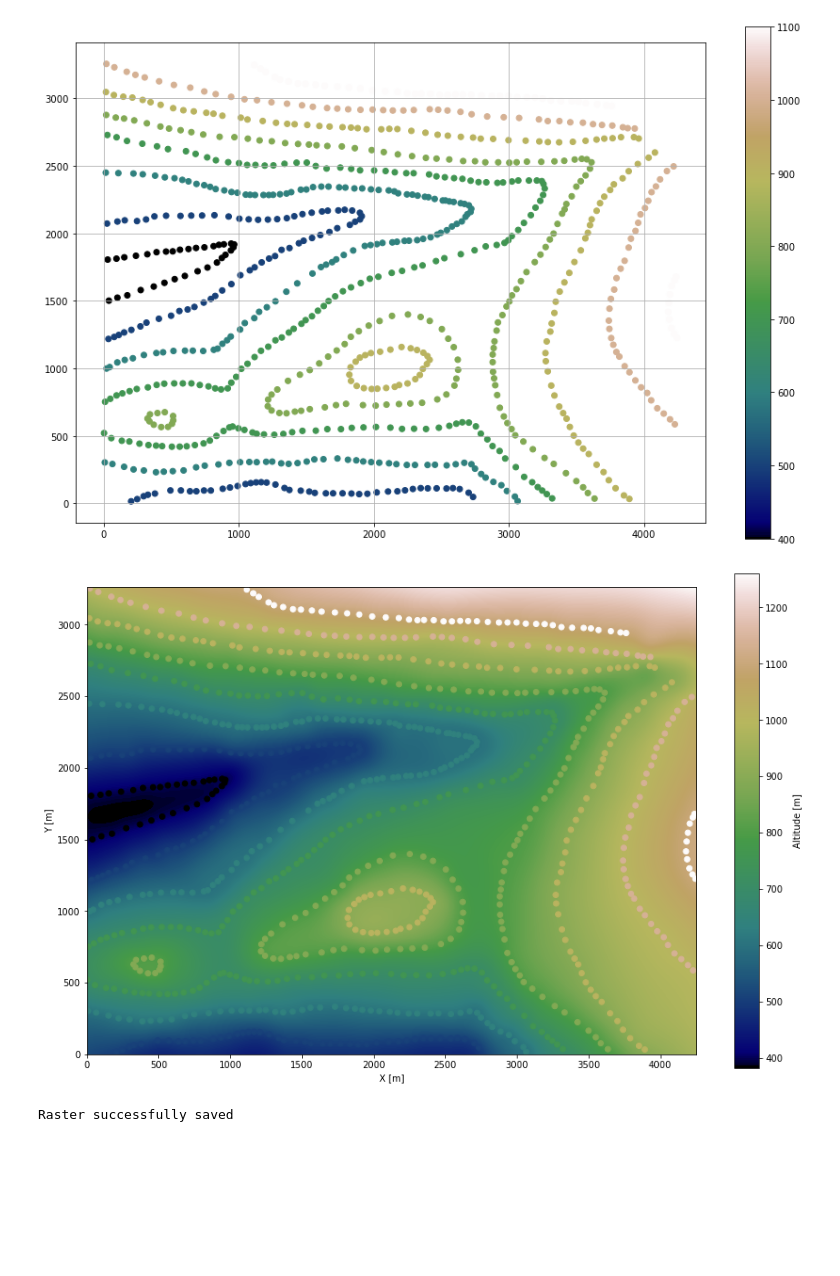
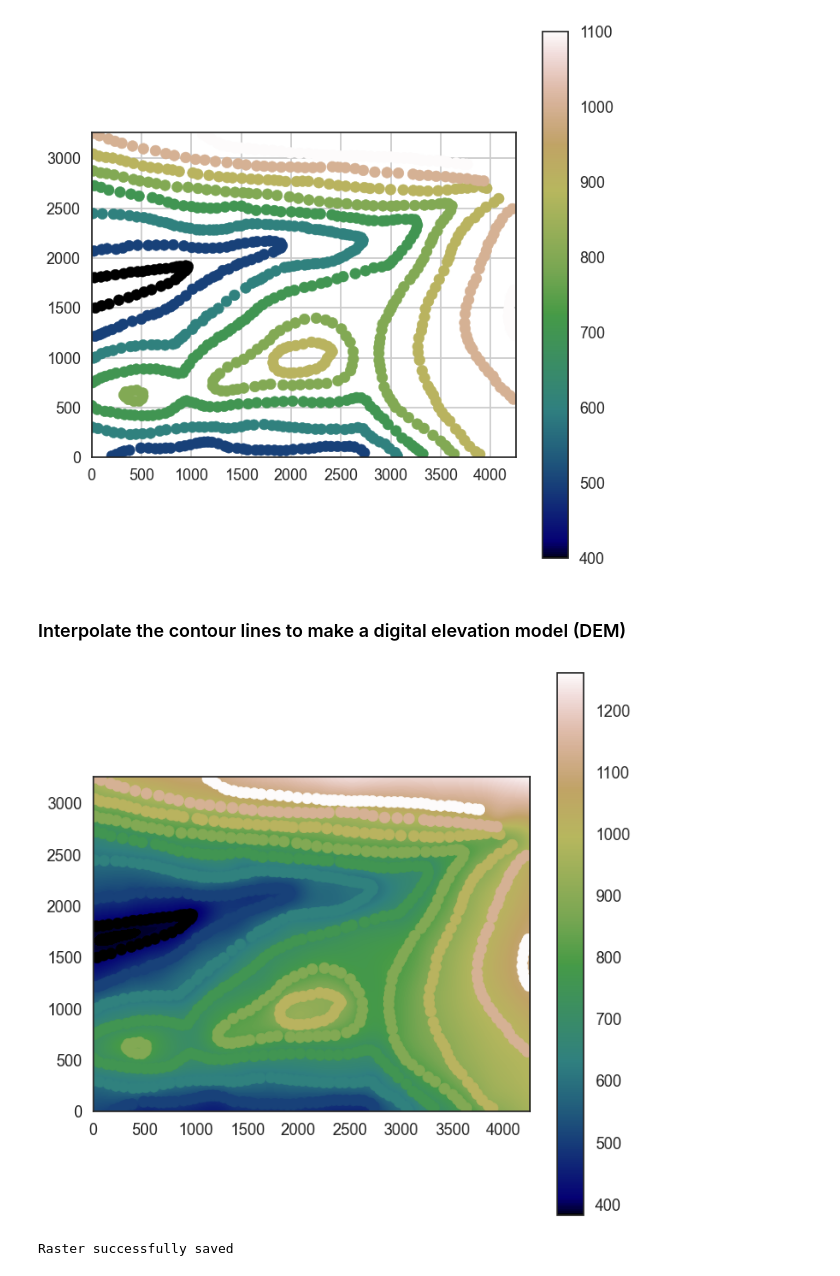
Before and after one commit to nfcd/mapsTo3DModels, a Jupyter notebook: map5_folds_unconformity/map5_folds_unconformity.ipynb, the cells around one changed output. Cells and saved outputs as stored; diff of their text form; code cells hidden in the pictures; blank space fills up the shorter version.

```diff
--- a/map5_folds_unconformity/map5_folds_unconformity.ipynb
+++ b/map5_folds_unconformity/map5_folds_unconformity.ipynb
@@ -26,6 +29,6 @@ current_directory = os.getcwd()
 # %%
 # Read the topographic contours
-topo = gpd.read_file(filename = current_directory+"/contours/contours.shp")
+topo = gpd.read_file(os.path.join("contours", "contours.shp"))
 topo.head()
 # %% [output]
 |  | X | Y | Z | geometry |
@@ -37,9 +40,13 @@ topo.head()
 # %%
 # Plot the contours
-fix, ax = plt.subplots(1, figsize=(15, 10))
-topo.plot(ax=ax,aspect='equal',column='Z', cmap='gist_earth', legend=True)
-plt.grid()
+fig, ax = plt.subplots(1, figsize=(8, 8))
+topo.plot(ax=ax, aspect="equal",column="Z", cmap="gist_earth", legend=True)
+ax.set_ylim((0,3265))
+ax.set_xlim((0,4252))
+ax.grid();
 # %% [output]
-[figure, old version]
+[figure, new version]
+# %% [markdown]
+### Interpolate the contour lines to make a digital elevation model (DEM)
 # %%
 # Interpolate contour lines to make DEM
@@ -47,13 +54,10 @@ topo_raster = gg.vector.interpolate_raster(gdf=topo,value='Z',method='rbf',res=5
 # %%
 # Plot the DEM
-fix, ax = plt.subplots(1, figsize=(15, 10))
-topo.plot(ax=ax, aspect='equal', column='Z', cmap='gist_earth')
-im = plt.imshow(topo_raster, origin='lower', extent=[0, 4252, 0, 3265], cmap='gist_earth')
-cbar = plt.colorbar(im)
-cbar.set_label('Altitude [m]')
-ax.set_xlabel('X [m]')
-ax.set_ylabel('Y [m]');
+fig, ax = plt.subplots(1, figsize=(8, 8))
+topo.plot(ax=ax, aspect="equal", column="Z", cmap="gist_earth")
+im = ax.imshow(topo_raster, origin="lower", extent=[0, 4252, 0, 3265], cmap="gist_earth")
+cbar = plt.colorbar(im);
 # %% [output]
-[figure, old version]
+[figure, new version]
 # %%
 # Save the DEM as a tif file
```
Also changed, not shown: parts of 39 cells of this notebook, 10 other files.
